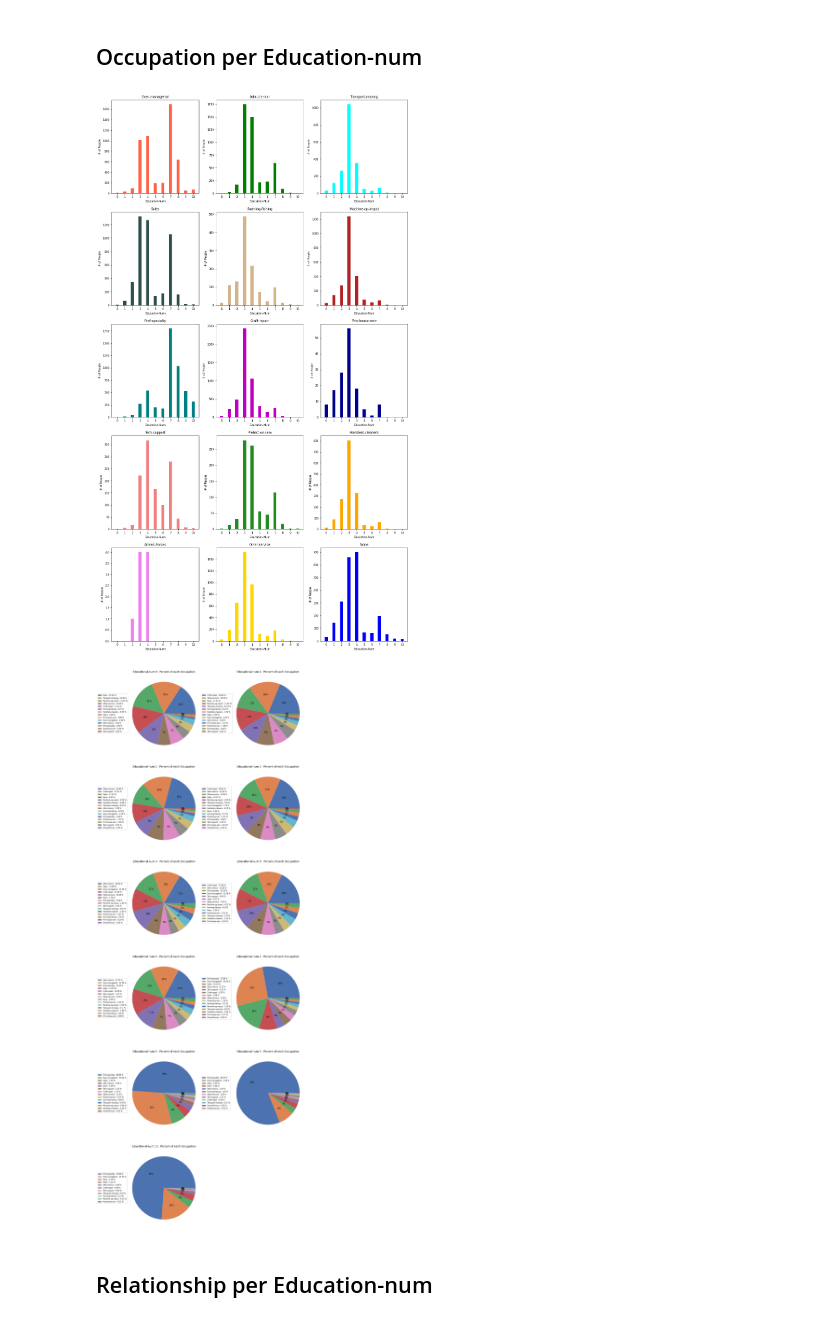
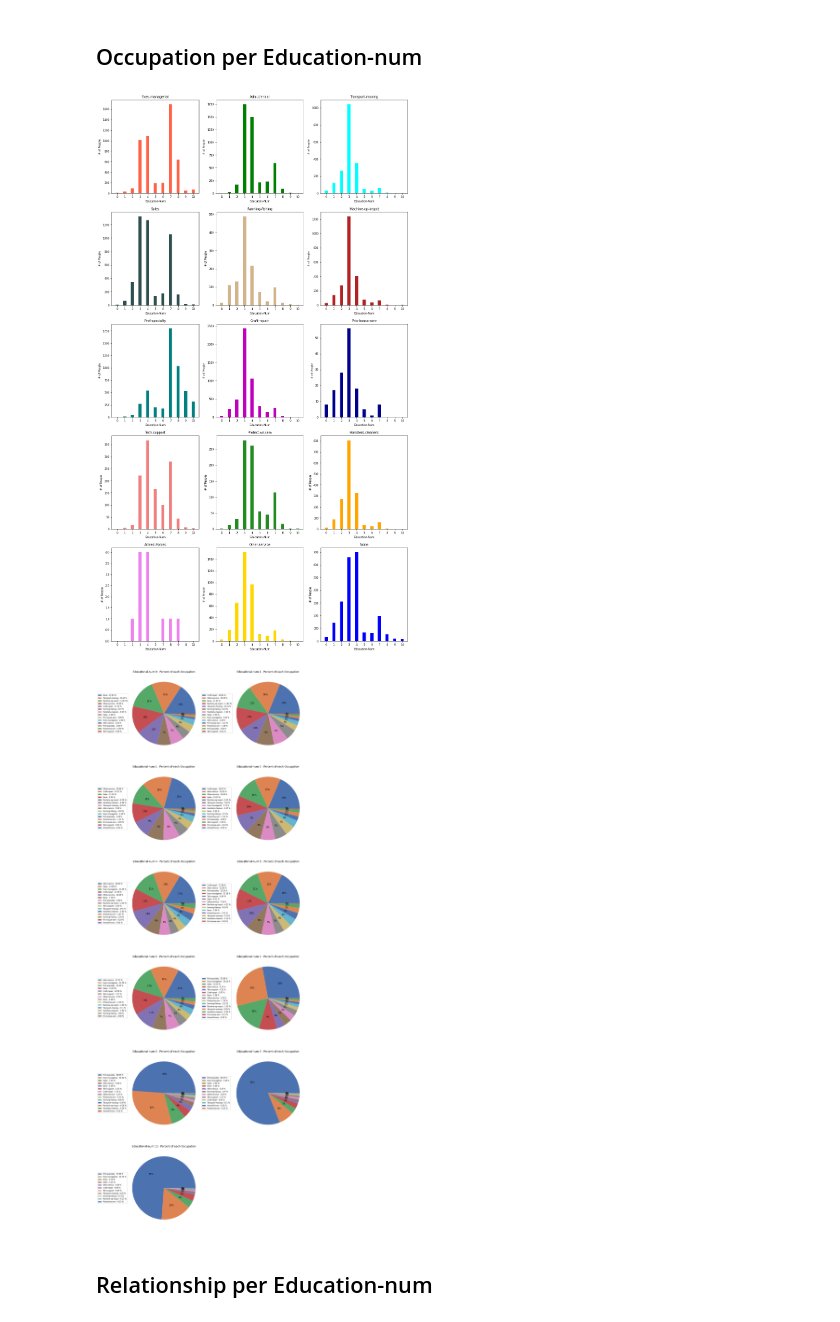
Before and after one commit to 2021-2-BIg-Data/2021-2-Big-Data, a Jupyter notebook: visualization_yk/income_visualization_final.ipynb, the cells around one changed output. Drawn from its saved outputs; the diff is of its cells as text; code cells hidden in the pictures.

```diff
--- a/visualization_yk/income_visualization_final.ipynb
+++ b/visualization_yk/income_visualization_final.ipynb
@@ -424,6 +424,13 @@ for i in range(0, 15):
         pExec.id = pExec.index
 
 
+    count=[0,0,0,0,0,0,0,0,0,0,0]
+
+    box = pExec['id'].values
+    #print(box)
+    for j in range(len(box)):
+        count[box[j]]+=1
+
     k = 0
     for j in range(len(pExec)):
         if(pExec.index[k] == j):
@@ -437,16 +444,23 @@ for i in range(0, 15):
             pExec=pExec.sort_index()
             k += 1
 
+    #display(pExec)
+    #print(count)
+
     if(k<11) :
         for m in range(k, 11):
             #a_row = pd.Series({'occ':0})
             #temp = pd.DataFrame([a_row], id=m)
             #pExec = pd.concat([temp, pExec])
+            if(count[m] != 0) :
+                continue
+            else :
+                pExec.loc[m]=[0,m]
+            #pExec=pExec.append({'occ':0,'id':m}, ignore_index=True)
             #pExec=pExec.sort_index()
-            pExec.loc[k]=[0,k]
-            pExec=pExec.sort_index()
-            k += 1
+            m += 1
 
+    pExec.drop_duplicates(subset=['id'])
     #display(pExec)
 
 
@@ -462,34 +476,34 @@ plt.show()
 
 
 
 #RELATION BETWEEN EDUCATIONAL-NUM AND OCCUPATION - PART 2
 ##각 학력 별 직업 파이그래프
 
 colors = sns.color_palette('deep')[0:15]
 
 fig = plt.figure(figsize=(16,64))
 for i in range(0, 11):
     plt.subplot(8,2,i+1)
     plt.rc('font', size=10)
     plt.xticks(rotation=90)
     p=pd.DataFrame(df[df.edu_num==i].groupby('occupation')['edu_num'].count())
     #p=pd.DataFrame(df[df.edu_num==i].groupby('race')['educational-num'].count())
     p=p.sort_values(by=['edu_num'], axis=0, ascending=False)
     #display(p)
     pie=plt.pie(p.edu_num, colors=colors, autopct='%.0f%%')
     plt.title("Educational-num %i : Percent of each Occupation" %i)
 
     y=p.edu_num
     porcent = 100.*y/y.sum()
     labels = ['{0} - {1:1.2f} %'.format(i,j) for i,j in zip(p.index, porcent)]
 
     slices = np.arange(p.edu_num.count())
     #plt.tight_layout()
     plt.legend(pie, labels=labels, loc='center left', bbox_to_anchor=(-0.35, .5), fontsize=8)
 
 plt.show()
 # %% [output]
-[figure, old version]
+[figure, new version]
 [figure]
 # %% [markdown]
 ## Relationship per Education-num
```
Also changed, not shown: parts of 4 cells of this notebook.
